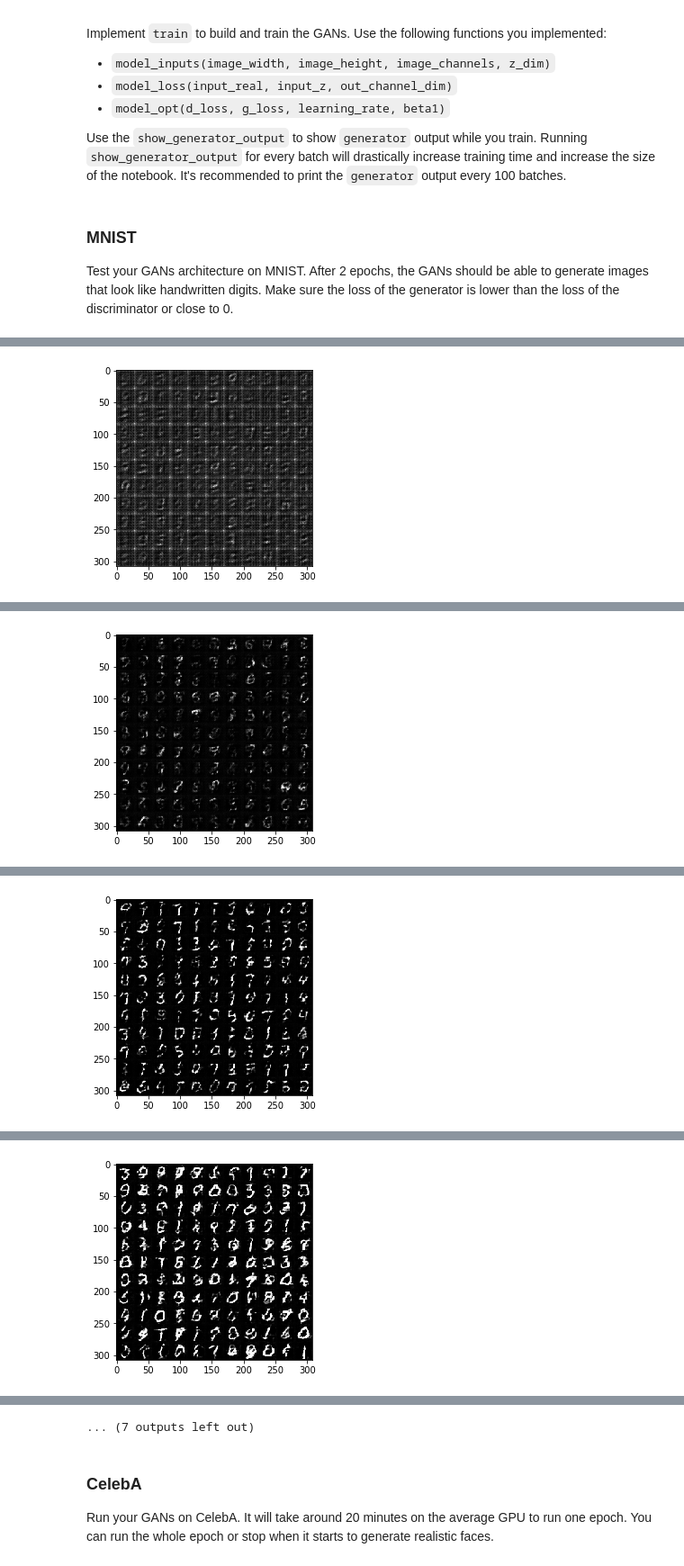
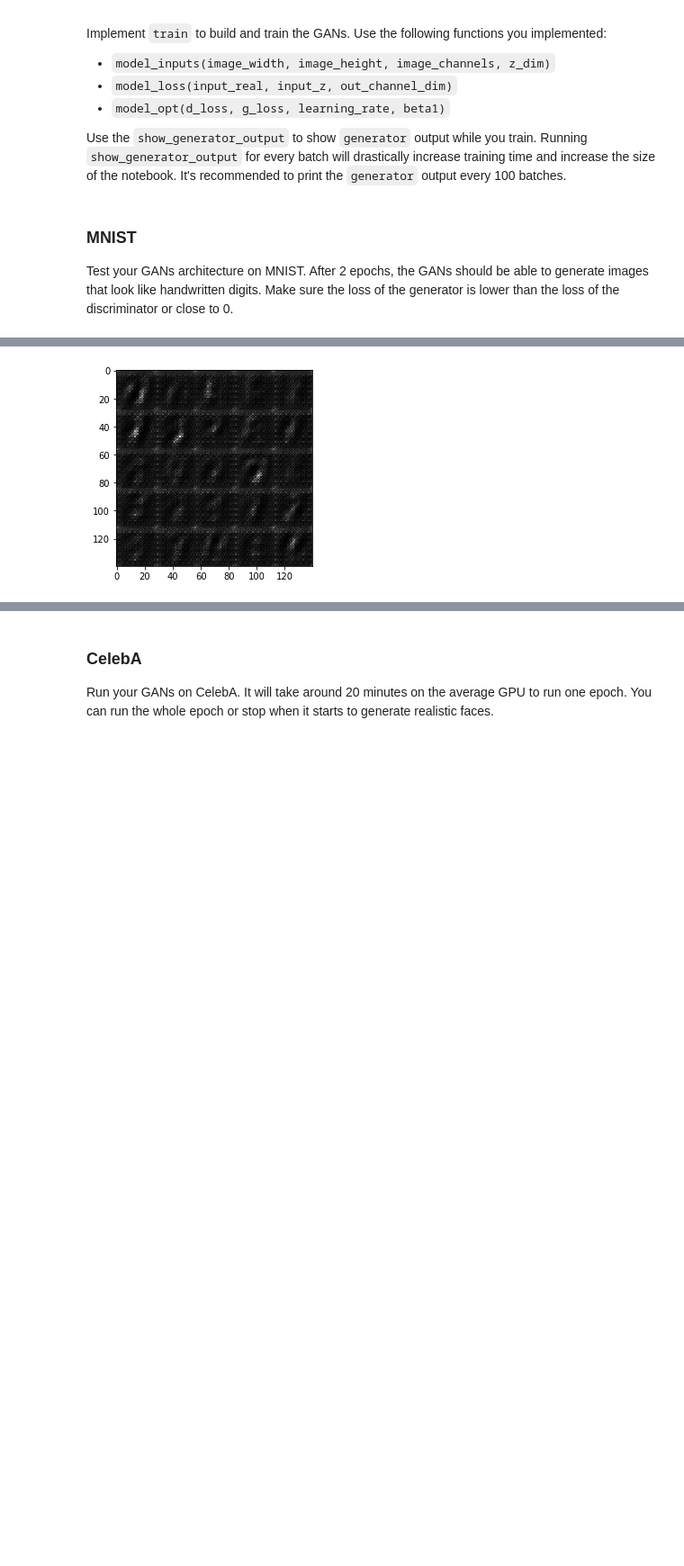
Before and after one commit to radhikamohan/face_generation, a Jupyter notebook: dlnd_face_generation.ipynb, the cells around one changed output, grey strips where cells are left out. Shown at 90% size. Cells and saved outputs as stored; diff of their text form; code cells hidden in the pictures; blank space fills up the shorter version.

```diff
--- a/dlnd_face_generation.ipynb
+++ b/dlnd_face_generation.ipynb
@@ -10,10 +10,10 @@ Since the celebA dataset is complex and you're doing GANs in a project for the f
 
 If you're using [FloydHub](https://www.floydhub.com/), set `data_dir` to "/input" and use the [FloydHub data ID](http://docs.floydhub.com/home/using_datasets/) "R5KrjnANiKVhLWAkpXhNBe".
 # %%
-data_dir = './data'
+#data_dir = './data'
 
 # FloydHub - Use with data ID "R5KrjnANiKVhLWAkpXhNBe"
-#data_dir = '/input'
+data_dir = '/input'
 
 
 """
@@ -134,7 +134,7 @@ Tests Passed
 ### Discriminator
 Implement `discriminator` to create a discriminator neural network that discriminates on `images`.  This function should be able to reuse the variables in the neural network.  Use [`tf.variable_scope`](https://www.tensorflow.org/api_docs/python/tf/variable_scope) with a scope name of "discriminator" to allow the variables to be reused.  The function should return a tuple of (tensor output of the discriminator, tensor logits of the discriminator).
 # %%
-def discriminator(images, reuse=False, alpha=0.2):
+def discriminator(images, reuse=False, alpha=0.13):
     """
     Create the discriminator network
     :param images: Tensor of input image(s)
@@ -143,18 +143,18 @@ def discriminator(images, reuse=False, alpha=0.2):
     """
     # TODO: Implement Function
     with tf.variable_scope('discriminator',reuse=reuse):
-        layer1 = tf.layers.conv2d(images, 128, 5, strides=1, padding='same')
+        layer1 = tf.layers.conv2d(images, 64, 5, strides=1, padding='same')
         relu1 = tf.maximum(alpha * layer1, layer1)
 
-        layer2 = tf.layers.conv2d(relu1, 256, 5, strides=2, padding='same')
+        layer2 = tf.layers.conv2d(relu1, 128, 5, strides=2, padding='same')
         bn1 = tf.layers.batch_normalization(layer2, training=True)
         relu2 = tf.maximum(alpha * bn1, bn1)
 
-        layer3 = tf.layers.conv2d(relu2, 512, 5, strides=2, padding='same')
+        layer3 = tf.layers.conv2d(relu2, 256, 5, strides=2, padding='same')
         bn2 = tf.layers.batch_normalization(layer3, training=True)
         relu3 = tf.maximum(alpha * bn2, bn2)
 
-        flat = tf.reshape(relu3, (-1, 7*7*512))
+        flat = tf.reshape(relu3, (-1, 7*7*256))
         logits = tf.layers.dense(flat, 1)
         out = tf.sigmoid(logits)
 
@@ -171,7 +171,7 @@ Tests Passed
 ### Generator
 Implement `generator` to generate an image using `z`. This function should be able to reuse the variables in the neural network.  Use [`tf.variable_scope`](https://www.tensorflow.org/api_docs/python/tf/variable_scope) with a scope name of "generator" to allow the variables to be reused. The function should return the generated 28 x 28 x `out_channel_dim` images.
 # %%
-def generator(z, out_channel_dim, is_train=True, alpha=0.2):
+def generator(z, out_channel_dim, is_train=True, alpha=0.13):
     """
     Create the generator network
     :param z: Input z
@@ -363,9 +363,9 @@ def train(epoch_count, batch_size, z_dim, learning_rate, beta1, get_batches, dat
 ### MNIST
 Test your GANs architecture on MNIST.  After 2 epochs, the GANs should be able to generate images that look like handwritten digits.  Make sure the loss of the generator is lower than the loss of the discriminator or close to 0.
 # %%
-batch_size = 128
+batch_size = 32
 z_dim = 100
-learning_rate = 0.0002
+learning_rate = 0.0003
 beta1 = 0.5
 
 
@@ -392 +392 @@ Epoch 1/2... Discriminator Loss: 2.0191... Generator Loss: 4.5585
-[figure, old version]
+[figure, new version]
@@ -403 +394,0 @@ Epoch 1/2... Discriminator Loss: 0.8822... Generator Loss: 3.1163
-[figure, removed]
@@ -414 +395,0 @@ Epoch 1/2... Discriminator Loss: 0.7338... Generator Loss: 1.3271
-[figure, removed]
@@ -425 +395,0 @@ Epoch 1/2... Discriminator Loss: 0.8546... Generator Loss: 2.2386
-[figure, removed]
@@ -448,4 +396,3 @@ Epoch 2/2... Discriminator Loss: 1.0827... Generator Loss: 1.0605
-... (7 outputs left out)
 # %% [markdown]
 ### CelebA
 Run your GANs on CelebA.  It will take around 20 minutes on the average GPU to run one epoch.  You can run the whole epoch or stop when it starts to generate realistic faces.
```
Also changed, not shown: parts of 5 cells of this notebook.
